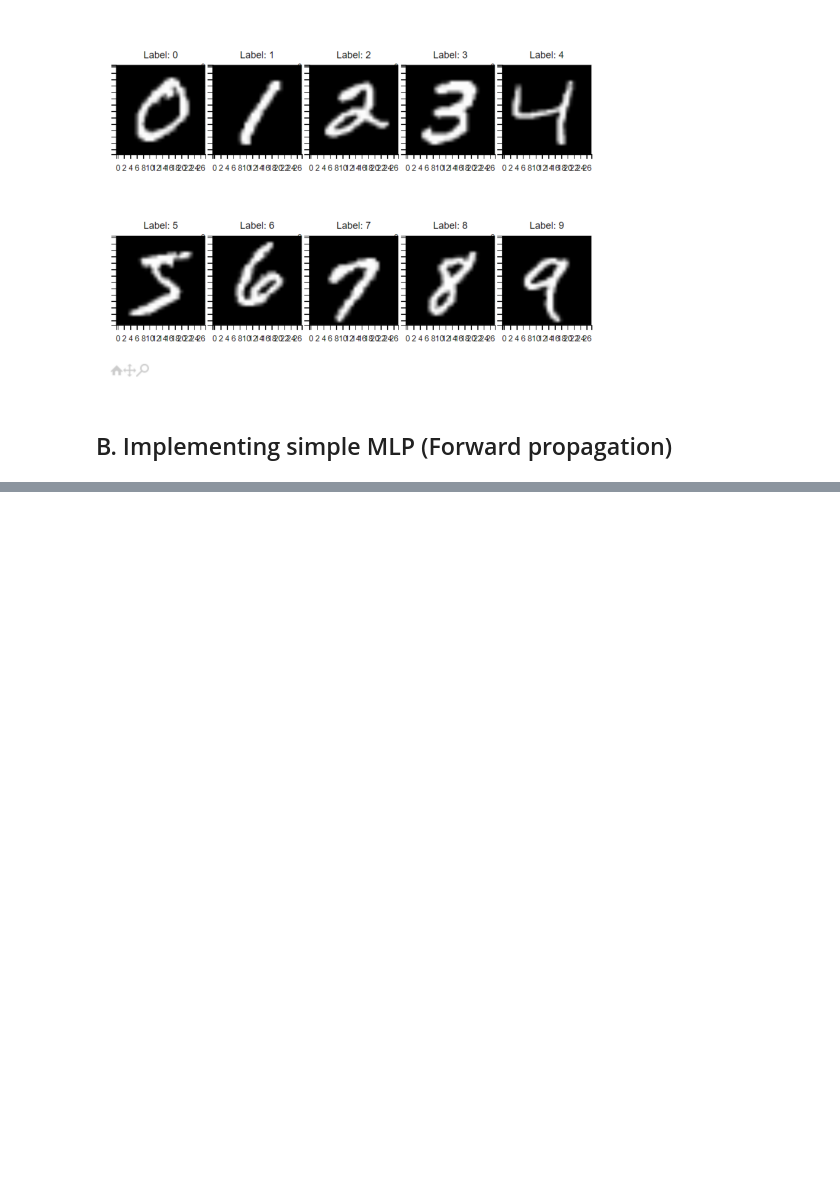
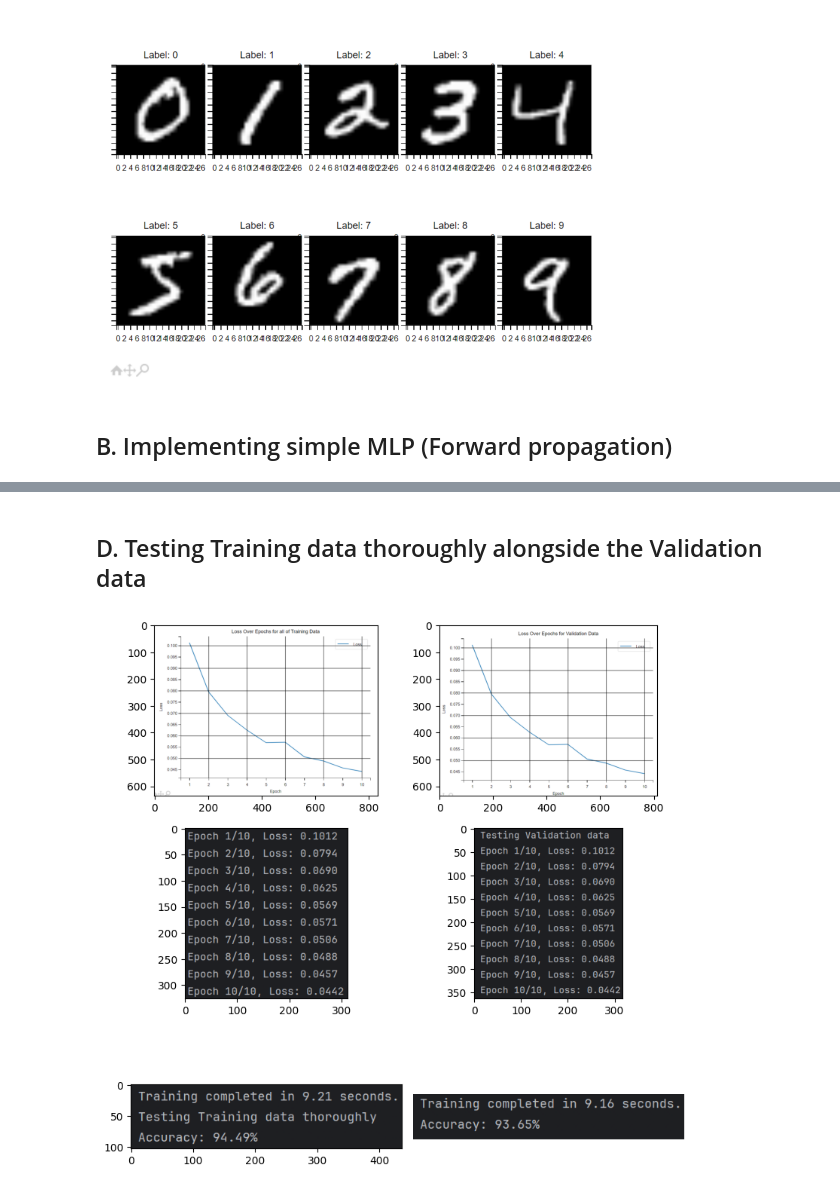
Before and after one commit to MahtabDastranj/Computational-Intelligance, a Jupyter notebook: Neural-Network/explanation.ipynb, the cells around one changed output, grey strips where cells are left out. Saved outputs shown, nothing was run; the diff lists cells and outputs as text; code cells hidden in the pictures; blank space fills up the shorter version.

```diff
--- a/Neural-Network/explanation.ipynb
+++ b/Neural-Network/explanation.ipynb
@@ -140,0 +157,22 @@ plt.show()
+# %% [markdown]
+## D. Testing Training data thoroughly alongside the Validation data
+# %%
+img1 = mpimg.imread(r"C:\Users\MDastranj\OneDrive\Pictures\Screenshots\Screenshot 2024-11-29 210140.png")
+img2 = mpimg.imread(r"C:\Users\MDastranj\OneDrive\Pictures\Screenshots\Screenshot 2024-11-29 210154.png")
+img3 = mpimg.imread(r"C:\Users\MDastranj\OneDrive\Pictures\Screenshots\Screenshot 2024-11-29 210500.png")
+img4 = mpimg.imread(r"C:\Users\MDastranj\OneDrive\Pictures\Screenshots\Screenshot 2024-11-29 210648.png")
+img5 = mpimg.imread(r"C:\Users\MDastranj\OneDrive\Pictures\Screenshots\Screenshot 2024-11-29 211827.png")
+img6 = mpimg.imread(r"C:\Users\MDastranj\OneDrive\Pictures\Screenshots\Screenshot 2024-11-29 211903.png")
+
+fig, axs = plt.subplots(3, 2, figsize=(8, 8))
+axs[0, 0].imshow(img1)
+axs[0, 1].imshow(img2)
+axs[1, 0].imshow(img3)
+axs[1, 1].imshow(img4)
+axs[2, 0].imshow(img5)
+axs[2, 1].imshow(img6)
+plt.axis('off')
+plt.tight_layout()
+plt.show()
+# %% [output]
+[figure, added]
```
Also changed, not shown: parts of 3 cells of this notebook.
